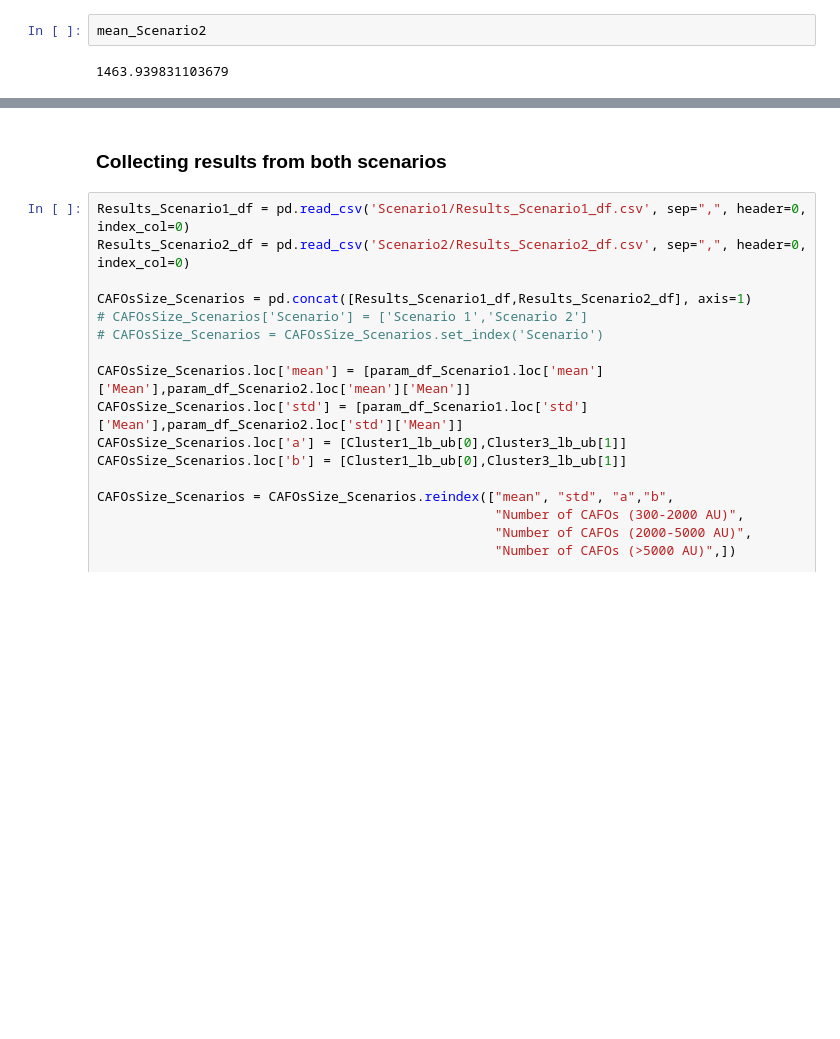
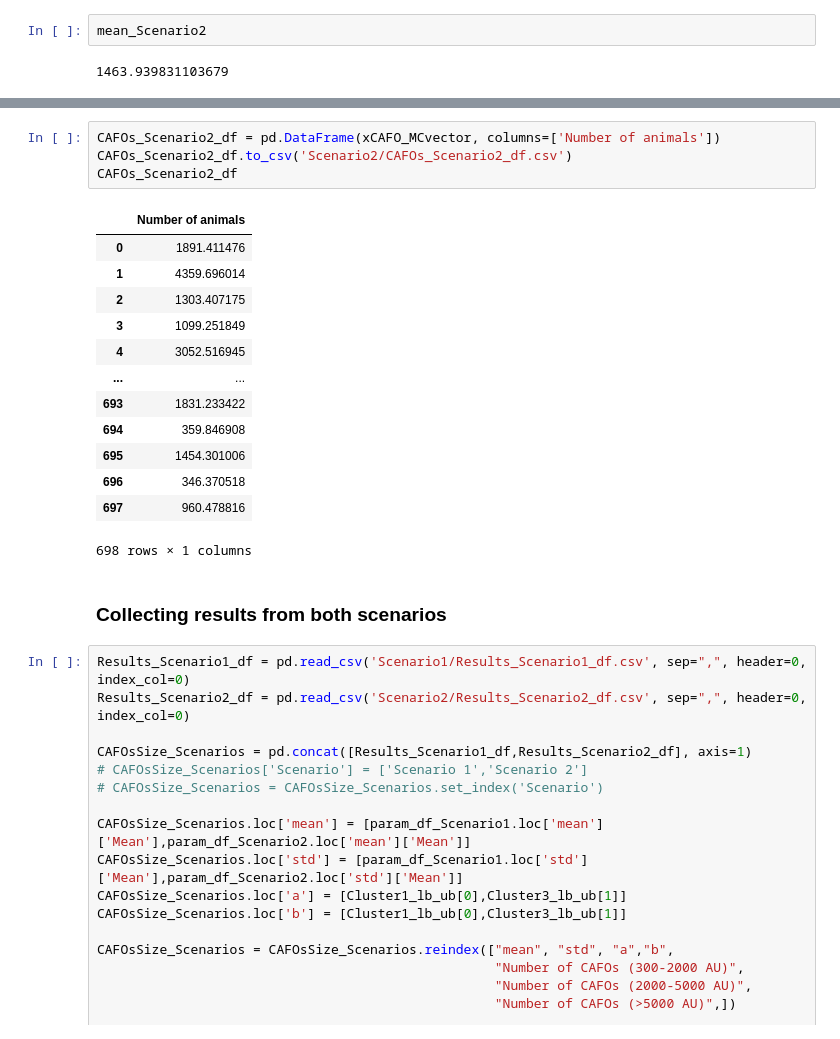
Before and after one commit to emartinher-ULaval/Ontario_P-FlowsRecovery, a Jupyter notebook: Data/CAFOSSizesDistributions/CAFOS_Sizes_Distributions.ipynb, the cells around one changed output, grey strips where cells are left out. Cells and saved outputs as stored; diff of their text form; blank space fills up the shorter version.

```diff
--- a/Data/CAFOSSizesDistributions/CAFOS_Sizes_Distributions.ipynb
+++ b/Data/CAFOSSizesDistributions/CAFOS_Sizes_Distributions.ipynb
@@ -839,3 +857,21 @@ Results_Scenario2_df
+# %%
+CAFOs_Scenario2_df = pd.DataFrame(xCAFO_MCvector, columns=['Number of animals'])
+CAFOs_Scenario2_df.to_csv('Scenario2/CAFOs_Scenario2_df.csv')
+CAFOs_Scenario2_df
+# %% [output]
+|  | Number of animals |
+| 0 | 1891.411476 |
+| 1 | 4359.696014 |
+| 2 | 1303.407175 |
+| 3 | 1099.251849 |
+| 4 | 3052.516945 |
+| ... | ... |
+| 693 | 1831.233422 |
+| 694 | 359.846908 |
+| 695 | 1454.301006 |
+| 696 | 346.370518 |
+| 697 | 960.478816 |
+698 rows × 1 columns
 # %% [markdown]
 ### Collecting results from both scenarios
 # %%
```
Also changed, not shown: parts of 9 cells of this notebook, 26 other files.
